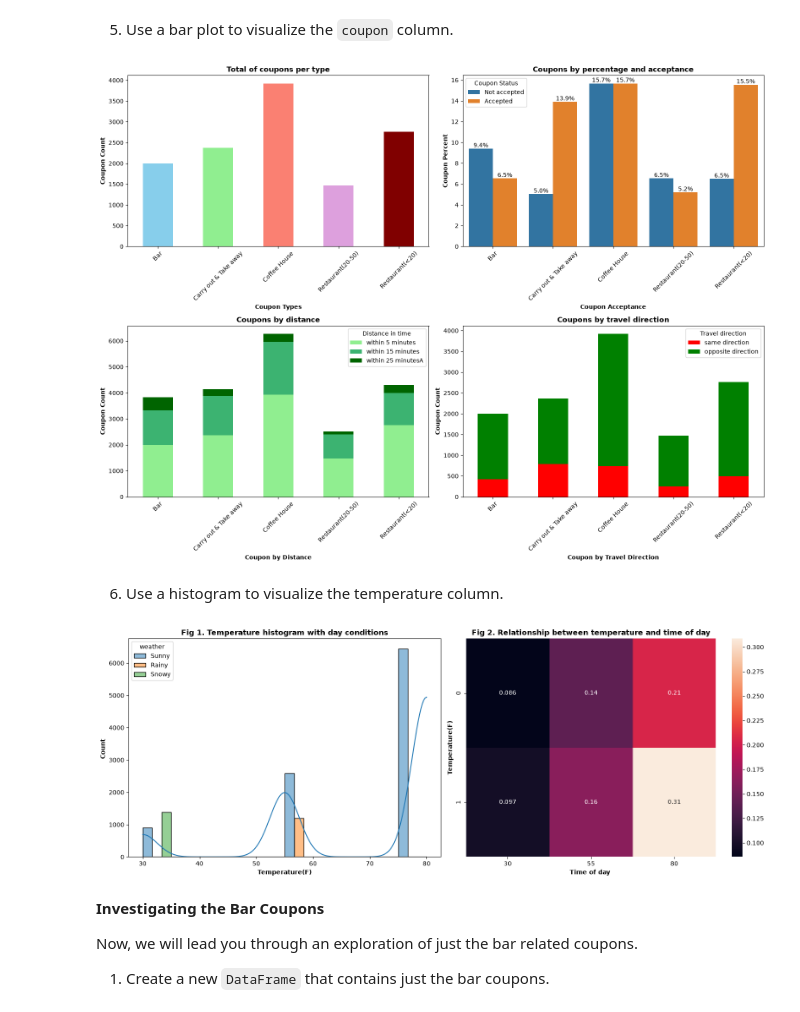
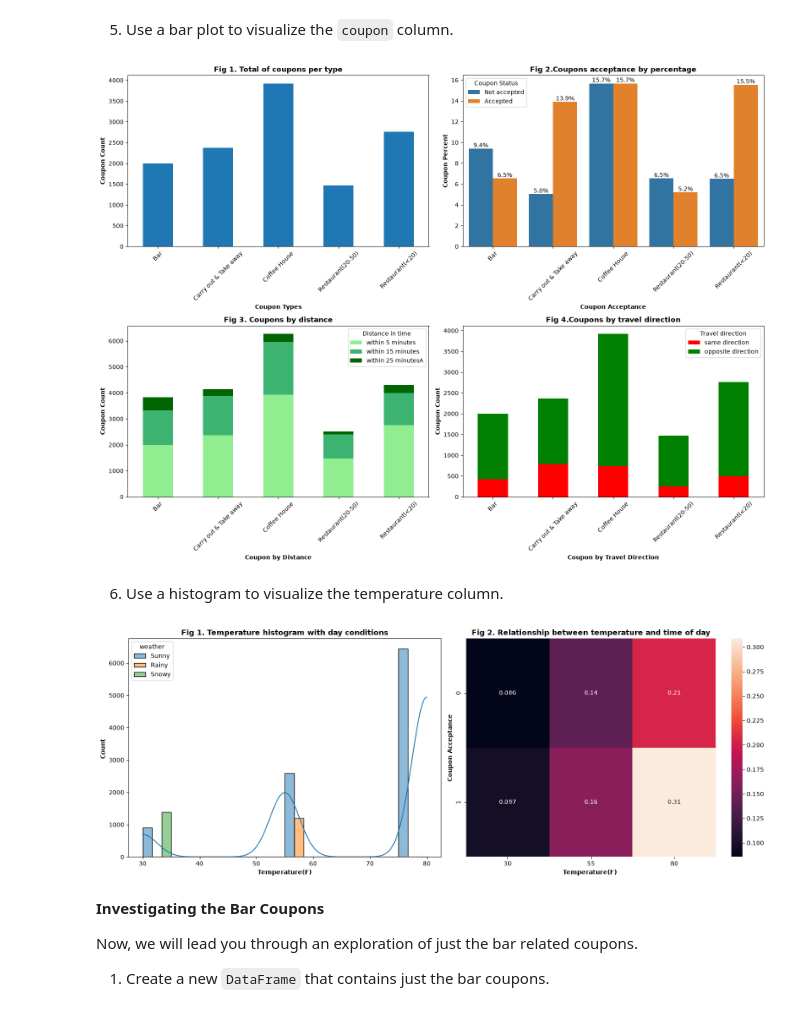
Before and after one commit to jonasmayor/Coupons_Research_Data, a Jupyter notebook: prompt.ipynb, the cells around one changed output. Drawn from its saved outputs; the diff is of its cells as text; code cells hidden in the pictures.

```diff
--- a/prompt.ipynb
+++ b/prompt.ipynb
@@ -249,7 +247,7 @@ Name: proportion, dtype: float64
 #Figure 1 Total of coupons per coupon type
 plt.figure(figsize = (16,12))
 ax1 = plt.subplot(2, 2, 1)
-data["coupon"].value_counts().sort_index().plot( kind="bar", color=["skyblue", "lightgreen", "salmon", "plum", "maroon"], ax = ax1)
+data["coupon"].value_counts().sort_index().plot( kind="bar", ax = ax1)
 plt.tick_params(axis='x', labelrotation=45)
 plt.xlabel('Coupon Types', fontweight='bold')
 plt.ylabel('Coupon Count',fontweight='bold')
@@ -285,35 +283,35 @@ handles, labels = plt.gca().get_legend_handles_labels()
 plt.legend(
     handles,
     ['within 5 minutes' if x == 'toCoupon_GEQ5min' else
      'within 15 minutes' if x == 'toCoupon_GEQ15min' else
      'within 25 minutesA'
      for x in labels],
     title="Distance in time"
 )
 
-#Figure 3 Coupons distribution by travel direction
+#Figure 4 Coupons distribution by travel direction
 ax4 = plt.subplot(2, 2, 4)
 data.groupby(['coupon']).agg(
     {'direction_same':'sum', 'direction_opp':'sum'}).plot(kind='bar', ax=ax4, color=['red', 'green'], stacked=True)
 plt.tick_params(axis='x', labelrotation=45)
 plt.xlabel('Coupon by Travel Direction', fontweight='bold')
 plt.ylabel('Coupon Count',fontweight='bold')
 plt.title('Fig 4.Coupons by travel direction', fontweight='bold')
 handles, labels = plt.gca().get_legend_handles_labels()
 plt.legend(handles,
     ['same direction' if x == 'direction_same' else 'opposite direction' for x in labels],
     title="Travel direction")
 
 plt.tight_layout()
 
 # CONCLUSION:
 #Here are some insighs related to the coupons in general, first two is by providing the coupons itself and the third and fourth are related to distance and travel direction
 #1. The coupons amount was not equally distributed, the 'Coffe House' was the most distributed coupons and 'Restaurant(20-50)' where the least (Fig 1.)
 #2. Acceptance between each type of coupons was also widely different, 'Coffe House' was equally accepted and rejected, Bar had the worse acceptance proportion while 'Carry out & Take away' had the best.(Fig 2.)
 #3. Coupons had a greater distribution and better correlated to the closer the driver was to the business offering it.
 #4. Coupons were mostly distributed in the opposite travel direction where the driver was going.
 # %% [output]
-[figure, old version]
+[figure, new version]
 # %% [markdown]
 6. Use a histogram to visualize the temperature column.
 # %%
@@ -328,8 +326,8 @@ plt.subplot(122)
 
 #Figure 1 Temperature relationship to coupon acceptance
 sns.heatmap(pd.crosstab(data.Y, data.temperature, normalize=True), annot=True)
-plt.xlabel('Time of day ', fontweight='bold')
-plt.ylabel('Temperature(F)',fontweight='bold')
+plt.xlabel('Temperature(F) ', fontweight='bold')
+plt.ylabel('Coupon Acceptance',fontweight='bold')
 plt.title('Fig 2. Relationship between temperature and time of day', fontweight='bold')
 
 plt.tight_layout()
@@ -337,11 +335,11 @@ plt.tight_layout()
 
 # CONCLUSION:
 #Here are some insighs related to the coupons in general, first two is by providing the coupons itself and the third and fourth are related to distance and travel direction
-#1. Most of the coupons were distributed in the with temperatures close to 80 degreesso the data is skewed to high temperatures so they were probably out of the winter season (Fig 1.)
+#1. Most of the coupons were distributed in the with temperatures close to 80 degreesso the data is left skewed to high temperatures so they were probably out of the winter season (Fig 1.)
 #2. It seems like coupons are more accepted the more hotter the temperature is, which make sense as people are more likely to go out when there is better weather in general, and based on Fig.1
 #   on the days or higher temperatures it was more sunny as well.
 # %% [output]
-[figure, old version]
+[figure, new version]
 # %% [markdown]
 **Investigating the Bar Coupons**
 
```
Also changed, not shown: parts of 4 cells of this notebook.
